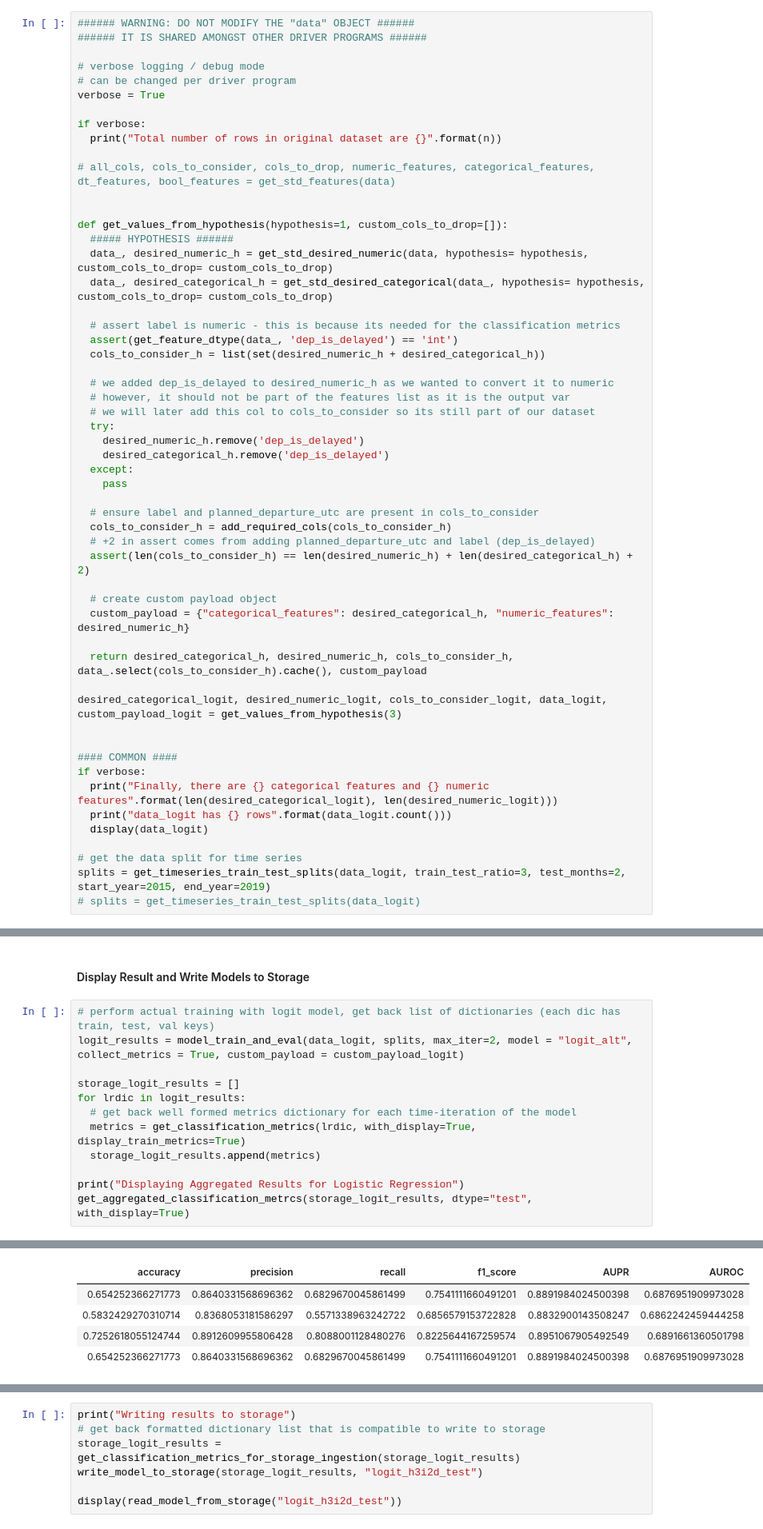
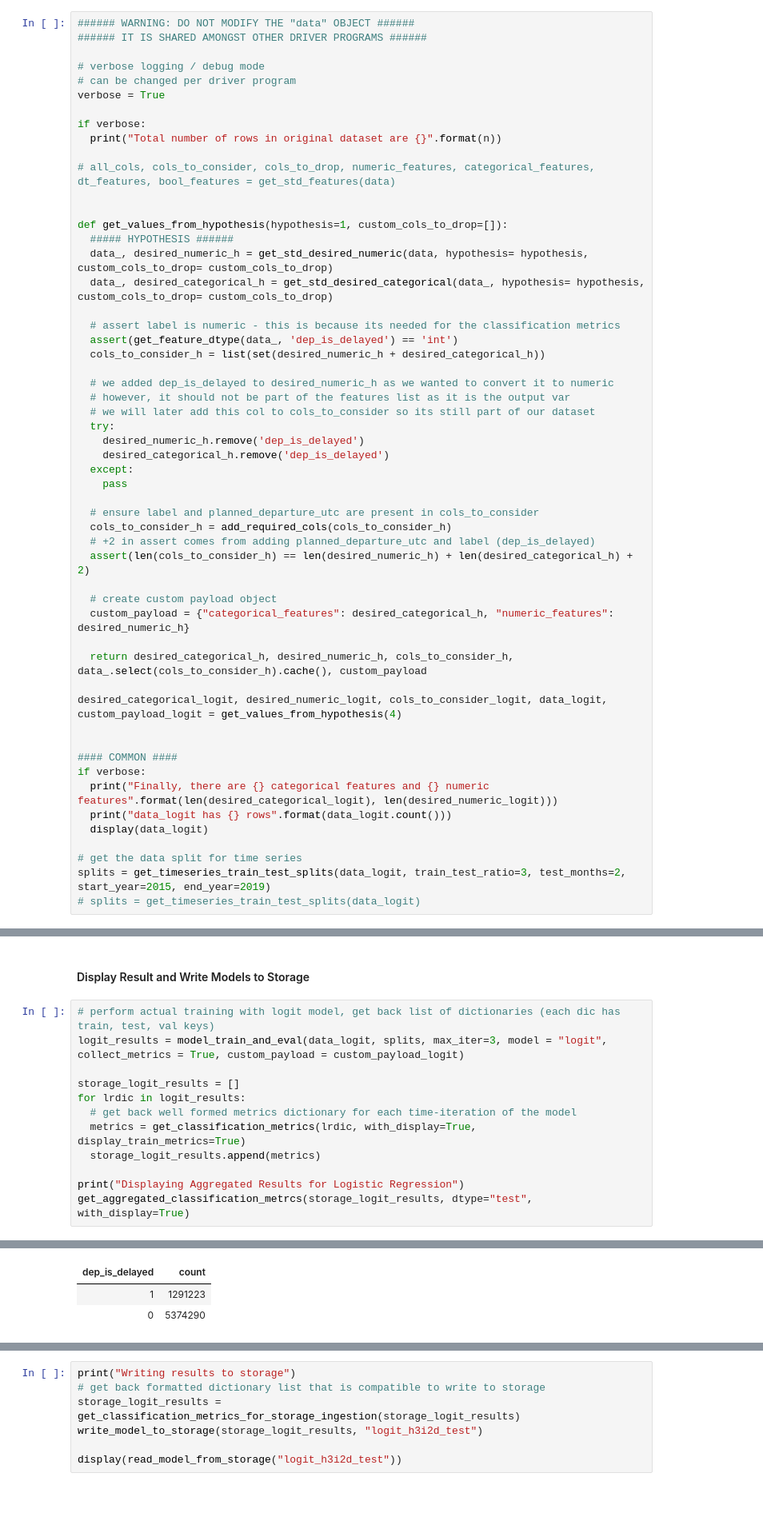
Before and after one commit to abhisha1991/w261_final_project, a Jupyter notebook: Team_07/Team07_Master_Models.ipynb, the cells around one changed output, grey strips where cells are left out. Shown at 80% size. Cells and saved outputs as stored; diff of their text form; blank space fills up the shorter version.

```diff
--- a/Team_07/Team07_Master_Models.ipynb
+++ b/Team_07/Team07_Master_Models.ipynb
@@ -1391,7 +1391,7 @@ def get_values_from_hypothesis(hypothesis=1, custom_cols_to_drop=[]):
 
   return desired_categorical_h, desired_numeric_h, cols_to_consider_h, data_.select(cols_to_consider_h).cache(), custom_payload
 
-desired_categorical_logit, desired_numeric_logit, cols_to_consider_logit, data_logit, custom_payload_logit = get_values_from_hypothesis(3)
+desired_categorical_logit, desired_numeric_logit, cols_to_consider_logit, data_logit, custom_payload_logit = get_values_from_hypothesis(4)
 
 
 #### COMMON ####
@@ -1411,29 +1411,27 @@ splits = get_timeseries_train_test_splits(data_logit, train_test_ratio=3, test_m
 #### Display Result and Write Models to Storage
 # %%
 # perform actual training with logit model, get back list of dictionaries (each dic has train, test, val keys)
-logit_results = model_train_and_eval(data_logit, splits, max_iter=2, model = "logit_alt", collect_metrics = True, custom_payload = custom_payload_logit)
+logit_results = model_train_and_eval(data_logit, splits, max_iter=3, model = "logit", collect_metrics = True, custom_payload = custom_payload_logit)
 
 storage_logit_results = []
 for lrdic in logit_results:
   # get back well formed metrics dictionary for each time-iteration of the model
   metrics = get_classification_metrics(lrdic, with_display=True, display_train_metrics=True)
   storage_logit_results.append(metrics)
 
 print("Displaying Aggregated Results for Logistic Regression")
 get_aggregated_classification_metrcs(storage_logit_results, dtype="test", with_display=True)
 # %% [output]
 [interactive output not drawn]
 | dep_is_delayed | count |
 | 1 | 617934 |
 | 0 | 2248474 |
 [interactive output not drawn]
 | dep_is_delayed | count |
 | 1 | 957129 |
 | 0 | 3880454 |
 [interactive output not drawn]
-| accuracy | precision | recall | f1_score | AUPR | AUROC |
-| 0.654252366271773 | 0.8640331568696362 | 0.6829670045861499 | 0.7541111660491201 | 0.8891984024500398 | 0.6876951909973028 |
-| 0.5832429270310714 | 0.8368053181586297 | 0.5571338963242722 | 0.6856579153722828 | 0.8832900143508247 | 0.6862242459444258 |
-| 0.7252618055124744 | 0.8912609955806428 | 0.8088001128480276 | 0.8225644167259574 | 0.8951067905492549 | 0.6891661360501798 |
-| 0.654252366271773 | 0.8640331568696362 | 0.6829670045861499 | 0.7541111660491201 | 0.8891984024500398 | 0.6876951909973028 |
+| dep_is_delayed | count |
+| 1 | 1291223 |
+| 0 | 5374290 |
 [interactive output not drawn]
```
Also changed, not shown: parts of 5 cells of this notebook, 2 other files.
